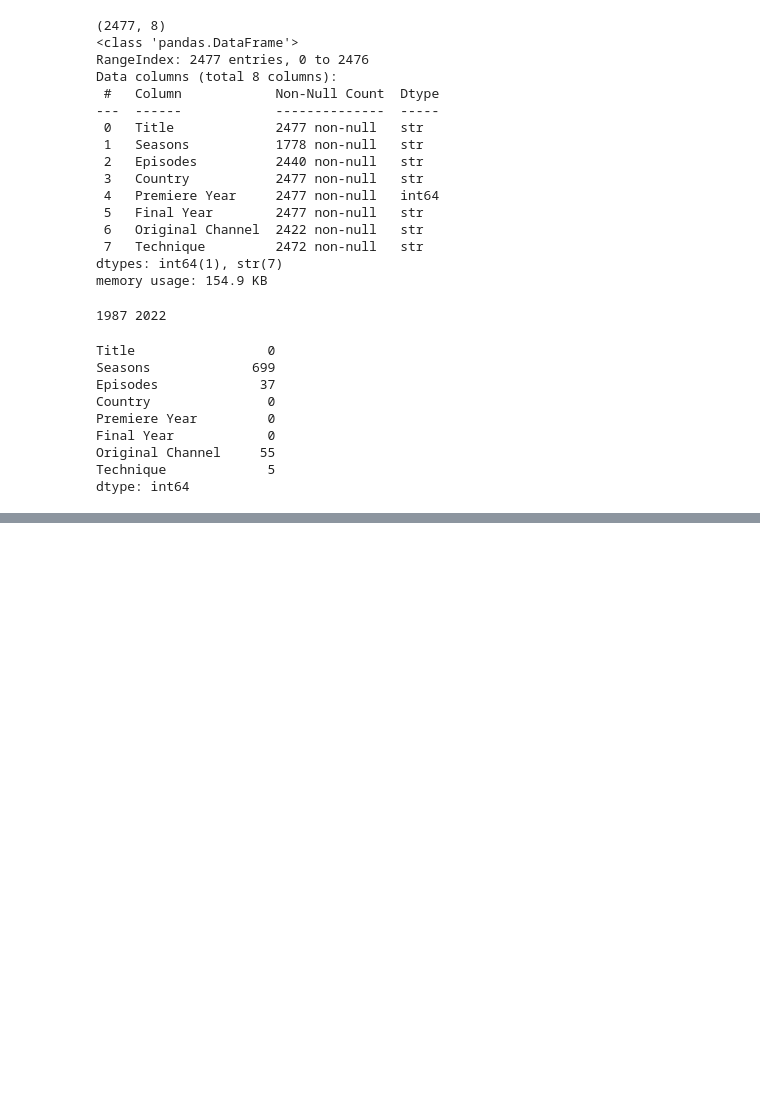
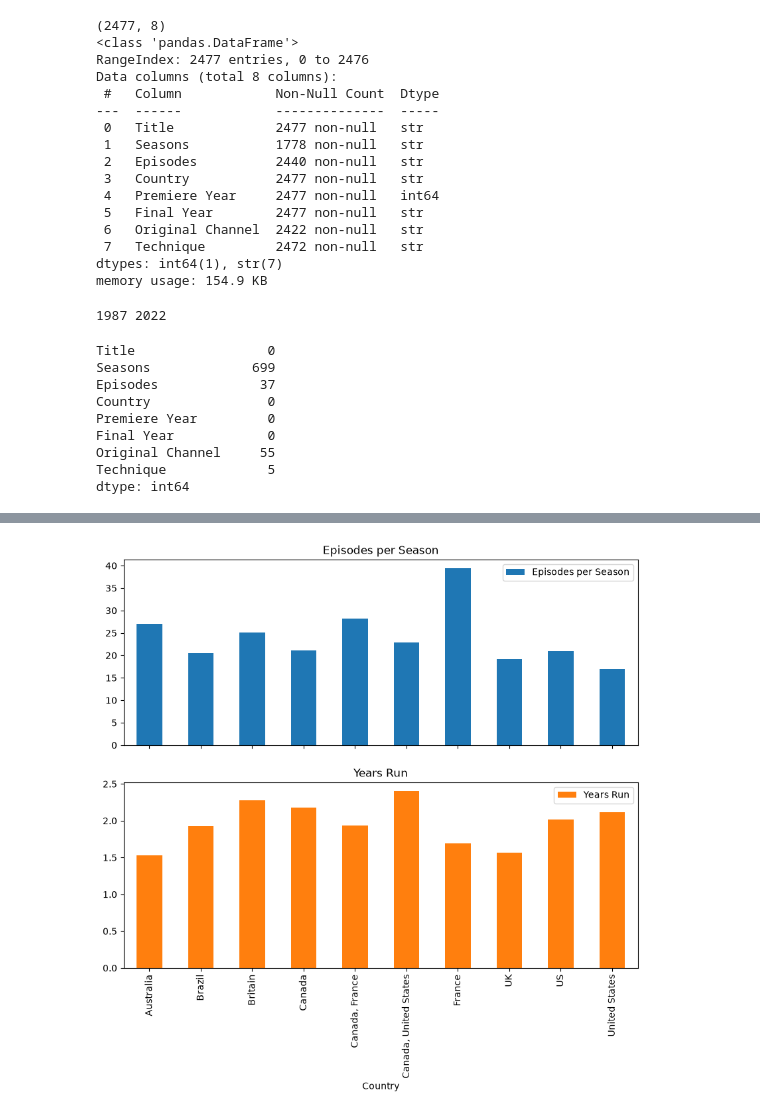
Before and after one commit to cindylyuwpp/animat-tv-show-data-analysis, a Jupyter notebook: tvshows_analysis.ipynb, the cells around one changed output, grey strips where cells are left out. Saved outputs shown, nothing was run; the diff lists cells and outputs as text; code cells hidden in the pictures; blank space fills up the shorter version.

```diff
--- a/tvshows_analysis.ipynb
+++ b/tvshows_analysis.ipynb
@@ -47,0 +130,9 @@ dtype: int64
+# %%
+#Q4: Episodes per season and years run by country
+# Use the 10 countries with the most shows, so averages aren't based on 1 or 2 shows
+top_countries = df["Country"].value_counts().head(10).index
+subset = df[df["Country"].isin(top_countries)]
+
+# groupby: split the shows by country, then average each group
+summary = subset.groupby("Country")[["Episodes per Season", "Years Run"]].mean()
+summary.round(1)
@@ -47,0 +152,7 @@ dtype: int64
+# %%
+# Median is less affected by a few very long shows, so check it too
+subset.groupby("Country")[["Episodes per Season", "Years Run"]].median()
+summary.plot(kind="bar", subplots=True, figsize=(10, 8))
+plt.show()
+# %% [output]
+[figure, added]
```
Also changed, not shown: parts of 14 cells of this notebook.
